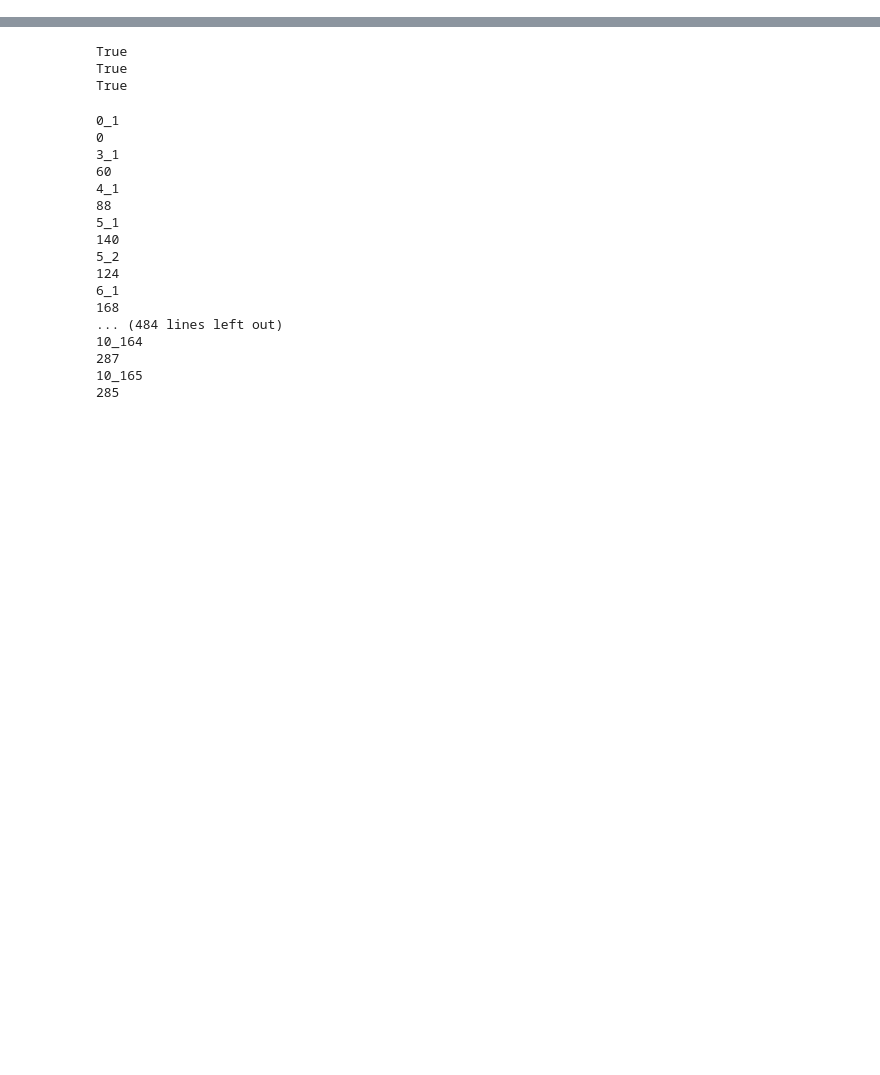
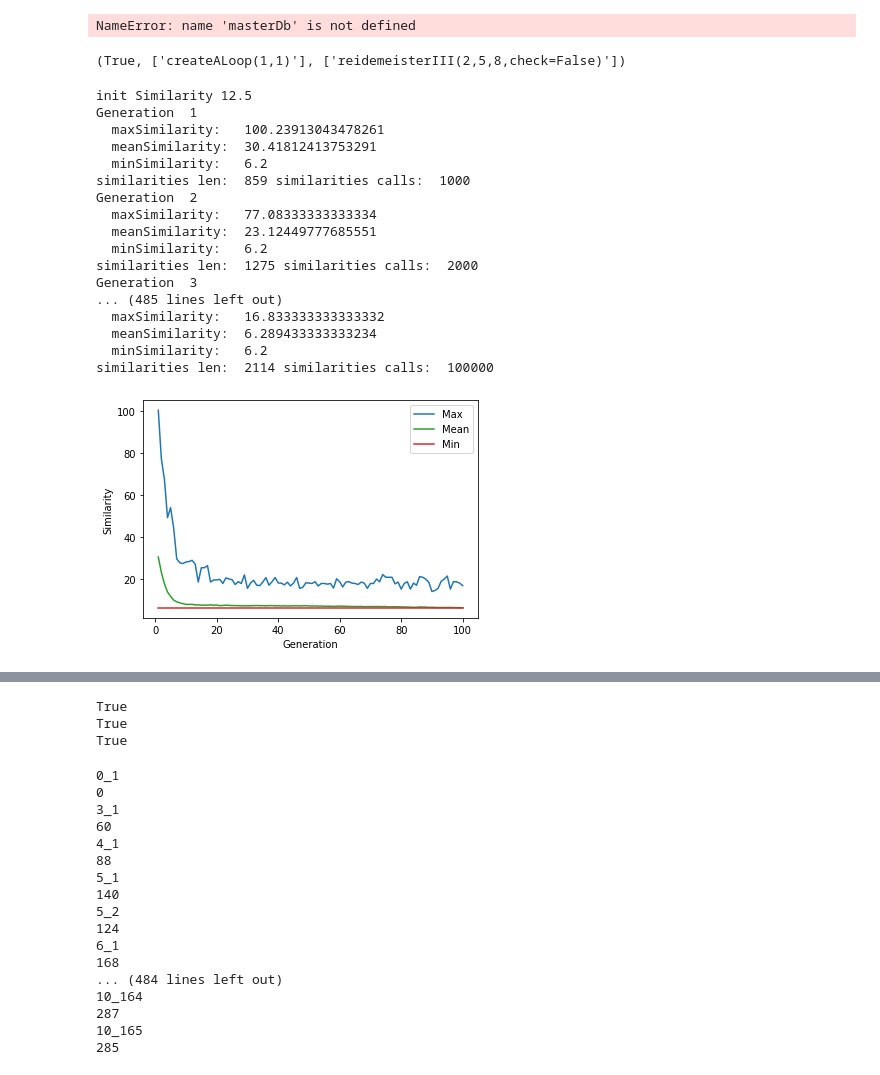
Before and after one commit to jeronimocabezuelo/KnotIA2, a Jupyter notebook: Notebook.ipynb, the cells around one changed output, grey strips where cells are left out. Saved outputs shown, nothing was run; the diff lists cells and outputs as text; code cells hidden in the pictures; blank space fills up the shorter version.

```diff
--- a/Notebook.ipynb
+++ b/Notebook.ipynb
@@ -16,0 +25,19 @@ import sympy as sym
+# %%
+
+list_3_1 = [CustomKnot(crosses) for crosses in  masterDb.crosses]
+shuffle(list_3_1)
+knot_3_1_1 = list_3_1.pop()
+knot_3_1_2 = list_3_1.pop()
+
+print(knot_3_1_1.crosses)
+print(knot_3_1_2.crosses)
+difference(knot_3_1_1,knot_3_1_2)
+# %% [output]
+NameError: name 'masterDb' is not defined
+# %%
+print(areSameKnotsAStar2(knot_3_1_1,knot_3_1_2,timeLimit=60))
+# %% [output]
+(True, ['createALoop(1,1)'], ['reidemeisterIII(2,5,8,check=False)'])
+# %%
+knot_3_1_1 = CustomKnot([X(1,4,6,3), X(2,5,3,6), X(4,1,5,2)])
+knot_3_1_2 = CustomKnot([X(1,4,2,5), X(2,7,3,8), X(5,8,6,1), X(6,3,7,4)])
@@ -16,0 +47,36 @@ import sympy as sym
+# %%
+differences = DifferenceSimpleCache(knot_3_1_2)
+# %%
+print("init Difference",difference(knot_3_1_1,knot_3_1_2))
+
+_,_,differencesMMM = areSameKnotGA(knot_3_1_1, knot_3_1_2,
+                                    numberOfIndividuals=500,
+                                    numberOfGenerations=100,
+                                    debug=1,
+                                    maxMutationRateType = 0.045,
+                                    minMutationRateType = 0.001,
+                                    maxMutationRateGene = 0.09,
+                                    minMutationRateGene = 0.002,
+                                    maxMutationRateGenes = 0.14,
+                                    minMutationRateGenes = 0.006,
+                                    differences = differences)
+plotDifferences(differencesMMM)
+# %% [output]
+init Similarity 12.5
+Generation  1
+  maxSimilarity:   100.23913043478261
+  meanSimilarity:  30.41812413753291
+  minSimilarity:   6.2
+similarities len:  859 similarities calls:  1000
+Generation  2
+  maxSimilarity:   77.08333333333334
+  meanSimilarity:  23.12449777685551
+  minSimilarity:   6.2
+similarities len:  1275 similarities calls:  2000
+Generation  3
+... (485 lines left out)
+  maxSimilarity:   16.833333333333332
+  meanSimilarity:  6.289433333333234
+  minSimilarity:   6.2
+similarities len:  2114 similarities calls:  100000
+[figure, added]
```
Also changed, not shown: parts of 15 cells of this notebook, 15 other files.
